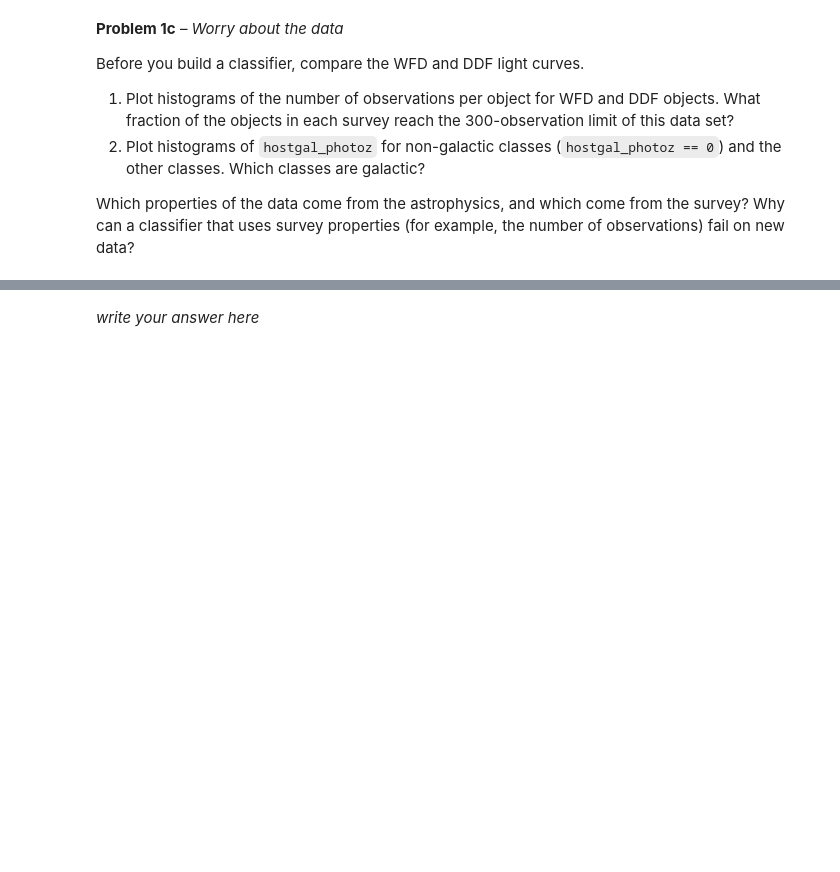
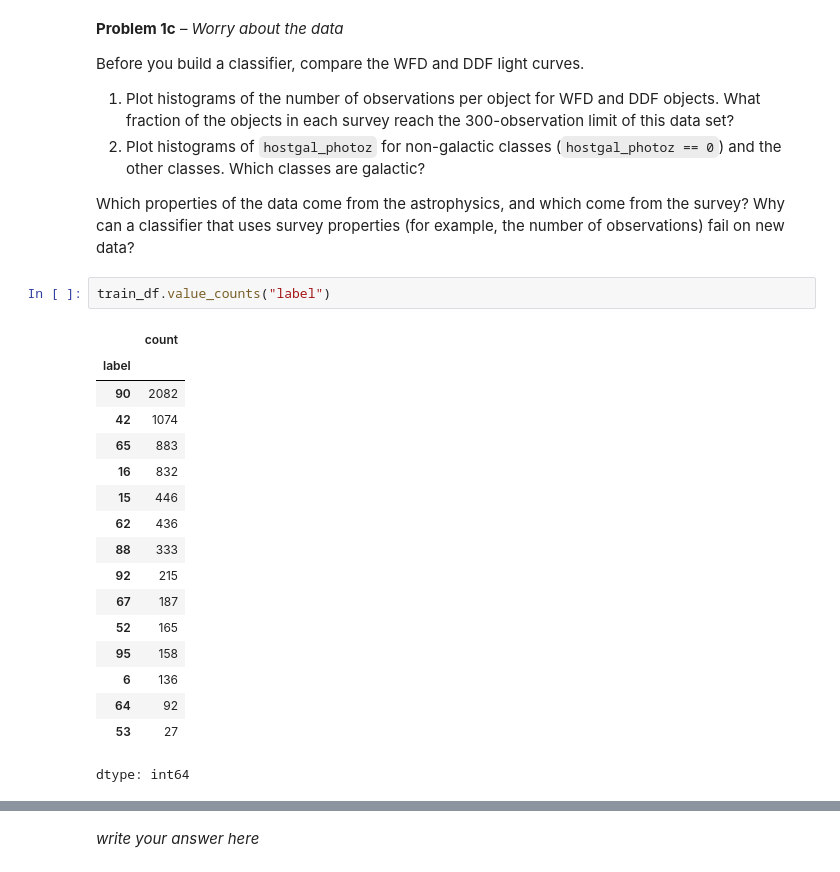
Before and after one commit to katzberger4/ASTR-5470-Final-Project, a Jupyter notebook: Day4/MLForTimeSeries.ipynb, the cells around one changed output, grey strips where cells are left out. Drawn from its saved outputs; the diff is of its cells as text; blank space fills up the shorter version.

```diff
--- a/Day4/MLForTimeSeries.ipynb
+++ b/Day4/MLForTimeSeries.ipynb
@@ -241,4 +249,24 @@ Before you build a classifier, compare the WFD and DDF light curves.
 2. Plot histograms of `hostgal_photoz` for non-galactic classes (`hostgal_photoz == 0`) and the other classes. Which classes are galactic?
 
 Which properties of the data come from the astrophysics, and which come from the survey? Why can a classifier that uses survey properties (for example, the number of observations) fail on new data?
+# %%
+train_df.value_counts("label")
+# %% [output]
+|  | count |
+| label |  |
+| 90 | 2082 |
+| 42 | 1074 |
+| 65 | 883 |
+| 16 | 832 |
+| 15 | 446 |
+| 62 | 436 |
+| 88 | 333 |
+| 92 | 215 |
+| 67 | 187 |
+| 52 | 165 |
+| 95 | 158 |
+| 6 | 136 |
+| 64 | 92 |
+| 53 | 27 |
+dtype: int64
 # %%
```
Also changed, not shown: parts of 7 cells of this notebook.
